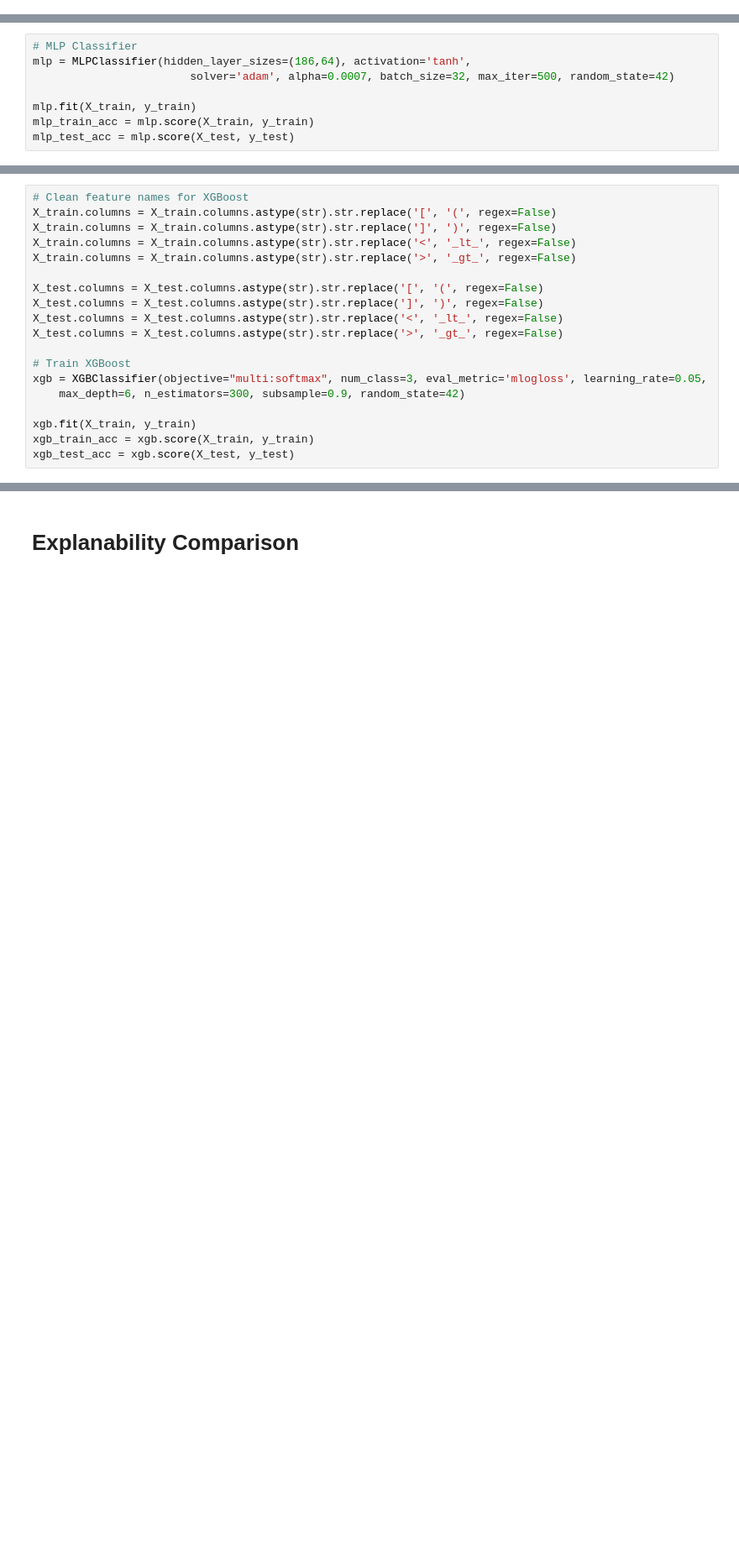
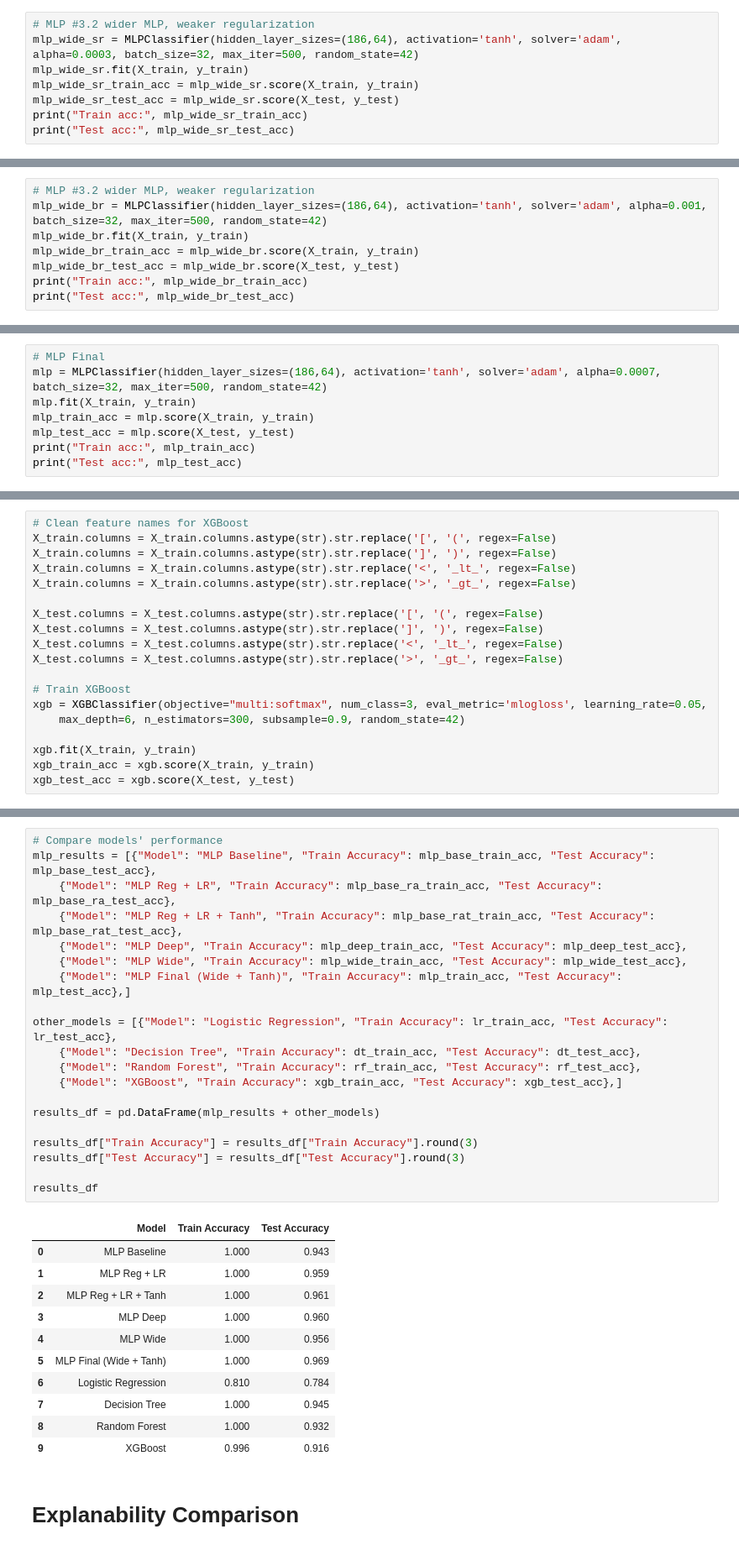
Before and after one commit to trant4-coder/ie7615-dreamers-project, a Jupyter notebook: notebook/IE7615_Project_Dreamers.ipynb, the cells around one changed output, grey strips where cells are left out. Shown at 84% size. Drawn from its saved outputs; the diff is of its cells as text; blank space fills up the shorter version.

```diff
--- a/notebook/IE7615_Project_Dreamers.ipynb
+++ b/notebook/IE7615_Project_Dreamers.ipynb
@@ -207,0 +275,8 @@ X_test[numeric_cols] = scaler.transform(X_test[numeric_cols])
+# %%
+# MLP #3.2 wider MLP, weaker regularization
+mlp_wide_sr = MLPClassifier(hidden_layer_sizes=(186,64), activation='tanh', solver='adam', alpha=0.0003, batch_size=32, max_iter=500, random_state=42)
+mlp_wide_sr.fit(X_train, y_train)
+mlp_wide_sr_train_acc = mlp_wide_sr.score(X_train, y_train)
+mlp_wide_sr_test_acc = mlp_wide_sr.score(X_test, y_test)
+print("Train acc:", mlp_wide_sr_train_acc)
+print("Test acc:", mlp_wide_sr_test_acc)
@@ -207,0 +286,8 @@ X_test[numeric_cols] = scaler.transform(X_test[numeric_cols])
+# %%
+# MLP #3.2 wider MLP, weaker regularization
+mlp_wide_br = MLPClassifier(hidden_layer_sizes=(186,64), activation='tanh', solver='adam', alpha=0.001, batch_size=32, max_iter=500, random_state=42)
+mlp_wide_br.fit(X_train, y_train)
+mlp_wide_br_train_acc = mlp_wide_br.score(X_train, y_train)
+mlp_wide_br_test_acc = mlp_wide_br.score(X_test, y_test)
+print("Train acc:", mlp_wide_br_train_acc)
+print("Test acc:", mlp_wide_br_test_acc)
@@ -208,8 +297,8 @@ X_test[numeric_cols] = scaler.transform(X_test[numeric_cols])
 # %%
-# MLP Classifier
-mlp = MLPClassifier(hidden_layer_sizes=(186,64), activation='tanh',
-                        solver='adam', alpha=0.0007, batch_size=32, max_iter=500, random_state=42)
-
+# MLP Final
+mlp = MLPClassifier(hidden_layer_sizes=(186,64), activation='tanh', solver='adam', alpha=0.0007, batch_size=32, max_iter=500, random_state=42)
 mlp.fit(X_train, y_train)
 mlp_train_acc = mlp.score(X_train, y_train)
 mlp_test_acc = mlp.score(X_test, y_test)
+print("Train acc:", mlp_train_acc)
+print("Test acc:", mlp_test_acc)
@@ -273,3 +345,35 @@ results_df
+# %%
+# Compare models' performance
+mlp_results = [{"Model": "MLP Baseline", "Train Accuracy": mlp_base_train_acc, "Test Accuracy": mlp_base_test_acc},
+    {"Model": "MLP Reg + LR", "Train Accuracy": mlp_base_ra_train_acc, "Test Accuracy": mlp_base_ra_test_acc},
+    {"Model": "MLP Reg + LR + Tanh", "Train Accuracy": mlp_base_rat_train_acc, "Test Accuracy": mlp_base_rat_test_acc},
+    {"Model": "MLP Deep", "Train Accuracy": mlp_deep_train_acc, "Test Accuracy": mlp_deep_test_acc},
+    {"Model": "MLP Wide", "Train Accuracy": mlp_wide_train_acc, "Test Accuracy": mlp_wide_test_acc},
+    {"Model": "MLP Final (Wide + Tanh)", "Train Accuracy": mlp_train_acc, "Test Accuracy": mlp_test_acc},]
+
+other_models = [{"Model": "Logistic Regression", "Train Accuracy": lr_train_acc, "Test Accuracy": lr_test_acc},
+    {"Model": "Decision Tree", "Train Accuracy": dt_train_acc, "Test Accuracy": dt_test_acc},
+    {"Model": "Random Forest", "Train Accuracy": rf_train_acc, "Test Accuracy": rf_test_acc},
+    {"Model": "XGBoost", "Train Accuracy": xgb_train_acc, "Test Accuracy": xgb_test_acc},]
+
+results_df = pd.DataFrame(mlp_results + other_models)
+
+results_df["Train Accuracy"] = results_df["Train Accuracy"].round(3)
+results_df["Test Accuracy"] = results_df["Test Accuracy"].round(3)
+
+results_df
+# %% [output]
+|  | Model | Train Accuracy | Test Accuracy |
+| 0 | MLP Baseline | 1.000 | 0.943 |
+| 1 | MLP Reg + LR | 1.000 | 0.959 |
+| 2 | MLP Reg + LR + Tanh | 1.000 | 0.961 |
+| 3 | MLP Deep | 1.000 | 0.960 |
+| 4 | MLP Wide | 1.000 | 0.956 |
+| 5 | MLP Final (Wide + Tanh) | 1.000 | 0.969 |
+| 6 | Logistic Regression | 0.810 | 0.784 |
+| 7 | Decision Tree | 1.000 | 0.945 |
+| 8 | Random Forest | 1.000 | 0.932 |
+| 9 | XGBoost | 0.996 | 0.916 |
 # %% [markdown]
 # Explanability Comparison
 # %% [markdown]
```
Also changed, not shown: parts of 11 cells of this notebook.
